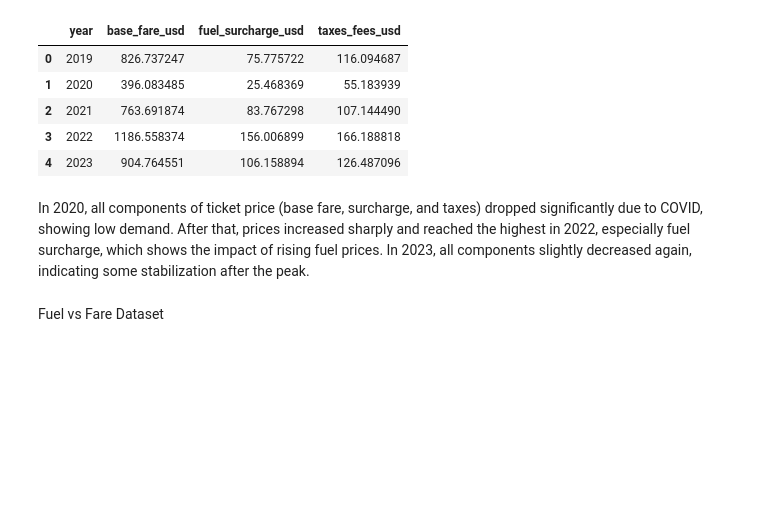
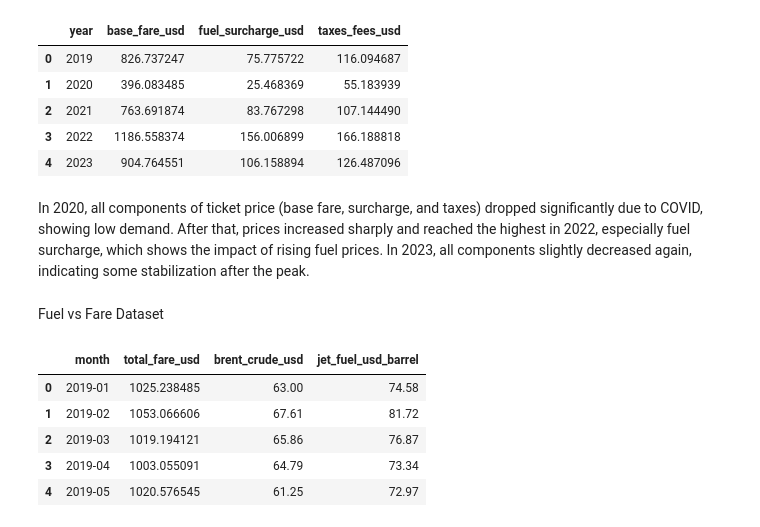
Before and after one commit to Algoastronaut/C_G18_AirlineTicketPricesVsFuelCostsAnalysis, a Jupyter notebook: notebooks/05_final_load_prep.ipynb, the cells around one changed output. Cells and saved outputs as stored; diff of their text form; code cells hidden in the pictures; blank space fills up the shorter version.

Commit message:
Update fuel vs fare dataset with correct column names for accurate fuel-price analysis

```diff
--- a/notebooks/05_final_load_prep.ipynb
+++ b/notebooks/05_final_load_prep.ipynb
@@ -218,3 +218,18 @@ fare_components.head()
 In 2020, all components of ticket price (base fare, surcharge, and taxes) dropped significantly due to COVID, showing low demand. After that, prices increased sharply and reached the highest in 2022, especially fuel surcharge, which shows the impact of rising fuel prices. In 2023, all components slightly decreased again, indicating some stabilization after the peak.
 # %% [markdown]
 Fuel vs Fare Dataset
+# %%
+fuel_vs_fare = df.groupby('month').agg({
+    'total_fare_usd': 'mean',
+    'brent_crude_usd': 'mean',
+    'jet_fuel_usd_barrel': 'mean'
+}).reset_index()
+
+fuel_vs_fare.head()
+# %% [output]
+|  | month | total_fare_usd | brent_crude_usd | jet_fuel_usd_barrel |
+| 0 | 2019-01 | 1025.238485 | 63.00 | 74.58 |
+| 1 | 2019-02 | 1053.066606 | 67.61 | 81.72 |
+| 2 | 2019-03 | 1019.194121 | 65.86 | 76.87 |
+| 3 | 2019-04 | 1003.055091 | 64.79 | 73.34 |
+| 4 | 2019-05 | 1020.576545 | 61.25 | 72.97 |
```
